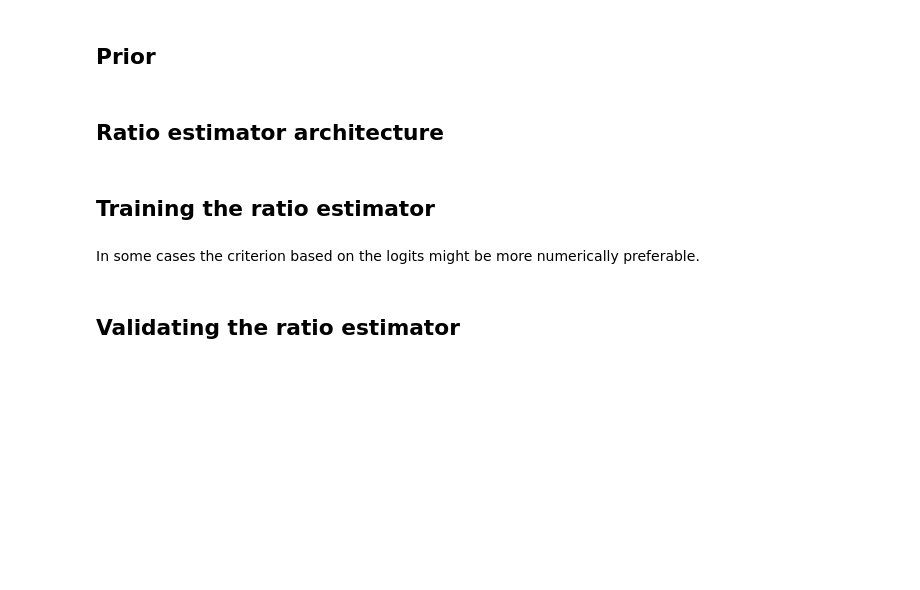
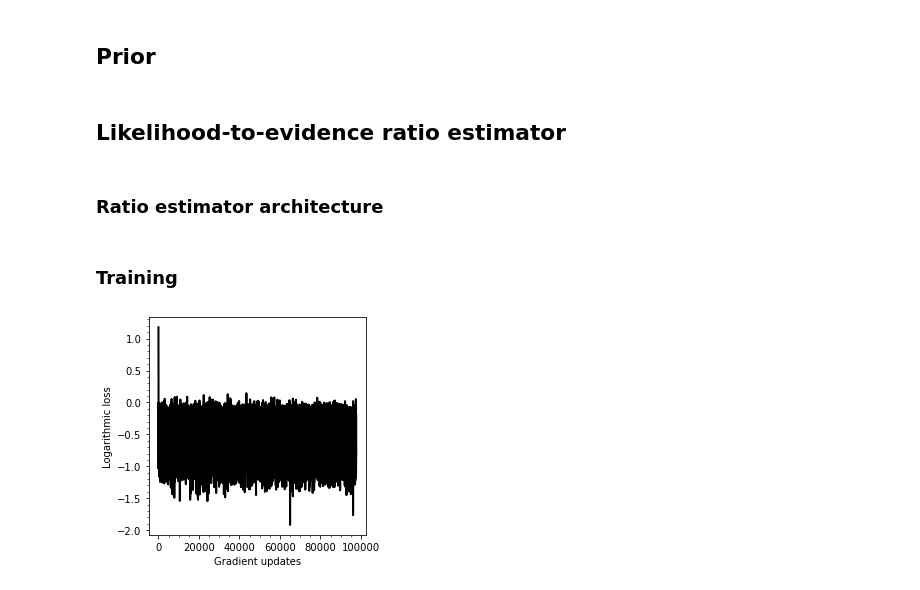
Before and after one commit to montefiore-institute/hypothesis, a Jupyter notebook: examples/markov-chain-monte-carlo/aalr_metropolis_hastings.ipynb, the cells around one changed output. Drawn from its saved outputs; the diff is of its cells as text; code cells hidden in the pictures; blank space fills up the shorter version.

```diff
--- a/examples/markov-chain-monte-carlo/aalr_metropolis_hastings.ipynb
+++ b/examples/markov-chain-monte-carlo/aalr_metropolis_hastings.ipynb
@@ -9,6 +9,7 @@ import matplotlib.pyplot as plt
 ## Forward model
 # %%
 from hypothesis.simulation import Simulator
+
 
 class NormalSimulator(Simulator):
 
@@ -16,6 +17,7 @@ class NormalSimulator(Simulator):
         super(NormalSimulator, self).__init__()
 
     def forward(self, inputs):
+        inputs = inputs.view(-1, 1)
         return torch.randn(inputs.size(0), 1) + inputs
 
 simulator = NormalSimulator()
@@ -25,8 +27,10 @@ simulator = NormalSimulator()
 from torch.distributions.uniform import Uniform
 
 prior = Uniform(-30, 30)
+# %% [markdown]
+## Likelihood-to-evidence ratio estimator
 # %% [markdown]
-## Ratio estimator architecture
+### Ratio estimator architecture
 # %%
 from hypothesis.nn import ConditionalMLPRatioEstimator as MLPRatioEstimator
 
@@ -35,34 +41,41 @@ layers = [64, 64, 64]
 # %% [markdown]
-## Training the ratio estimator
+### Training
 # %%
 from hypothesis.util.data import SimulatorDataset
 from hypothesis.nn.conditional_ratio_estimator import ConditionalRatioEstimatorCriterion
+from hypothesis.visualization.util import make_square
 
-inputs_shape = (1,)
-outputs_shape = (1,)
+batch_size = 256
+epochs = 25
+
 ratio_estimator = MLPRatioEstimator(inputs_shape, outputs_shape, layers=layers, activation=activation)
+ratio_estimator = ratio_estimator.to(hypothesis.accelerator)
 ratio_estimator.train()
 dataset = SimulatorDataset(simulator, prior)
-batch_size = 128
-criterion = ConditionalRatioEstimatorCriterion(ratio_estimator, batch_size)
+criterion = ConditionalRatioEstimatorCriterion(ratio_estimator, batch_size).to(hypothesis.accelerator)
 optimizer = torch.optim.Adam(ratio_estimator.parameters())
-epochs = 25
 
 losses = []
 for epoch in range(epochs):
     data_loader = torch.utils.data.DataLoader(dataset, num_workers=2, batch_size=batch_size, drop_last=True)
     num_batches = len(data_loader)
     data_loader = iter(data_loader)
     for batch_index in range(num_batches):
         optimizer.zero_grad()
         inputs, outputs = next(data_loader)
+        inputs = inputs.to(hypothesis.accelerator)
+        outputs = outputs.to(hypothesis.accelerator)
         loss = criterion(inputs, outputs)
         loss.backward()
         optimizer.step()
-    losses.append(loss.cpu().item())
+        losses.append(loss.item())
 
 losses = np.array(losses)
-plt.plot(np.arange(epochs), np.log(losses), lw=2, color="black")
+plt.plot(np.log(losses), lw=2, color="black")
+plt.minorticks_on()
+plt.xlabel("Gradient updates")
+plt.ylabel("Logarithmic loss")
+make_square(plt.gca())
 plt.show()
+# %% [output]
+[figure, added]
-# %% [markdown]
-In some cases the criterion based on the logits might be more numerically preferable.
@@ -93,2 +81,0 @@ plt.show()
-# %% [markdown]
-## Validating the ratio estimator
```
Also changed, not shown: parts of 15 cells of this notebook.
